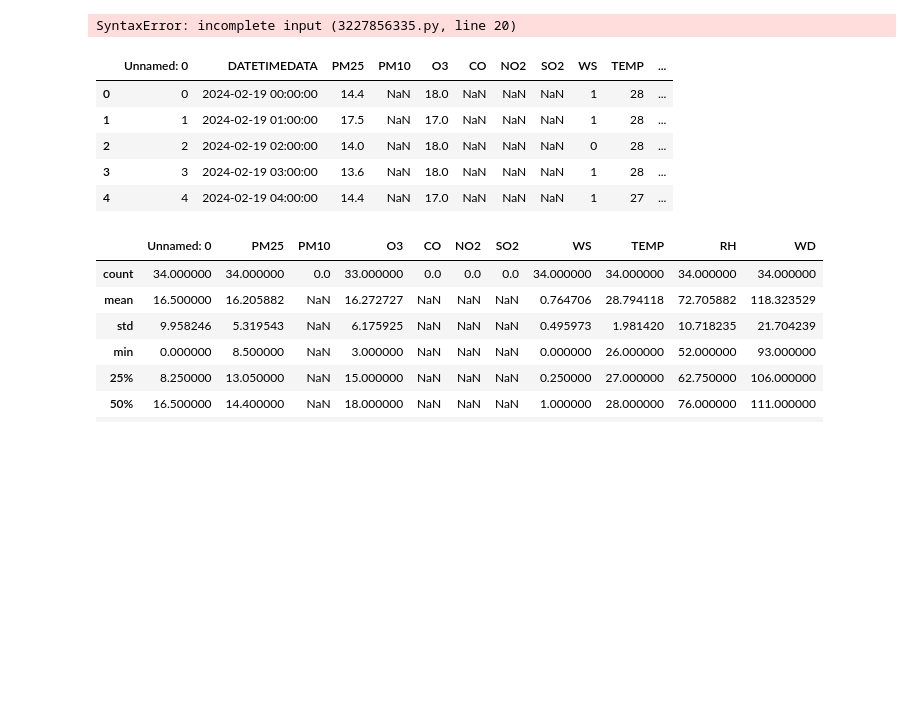
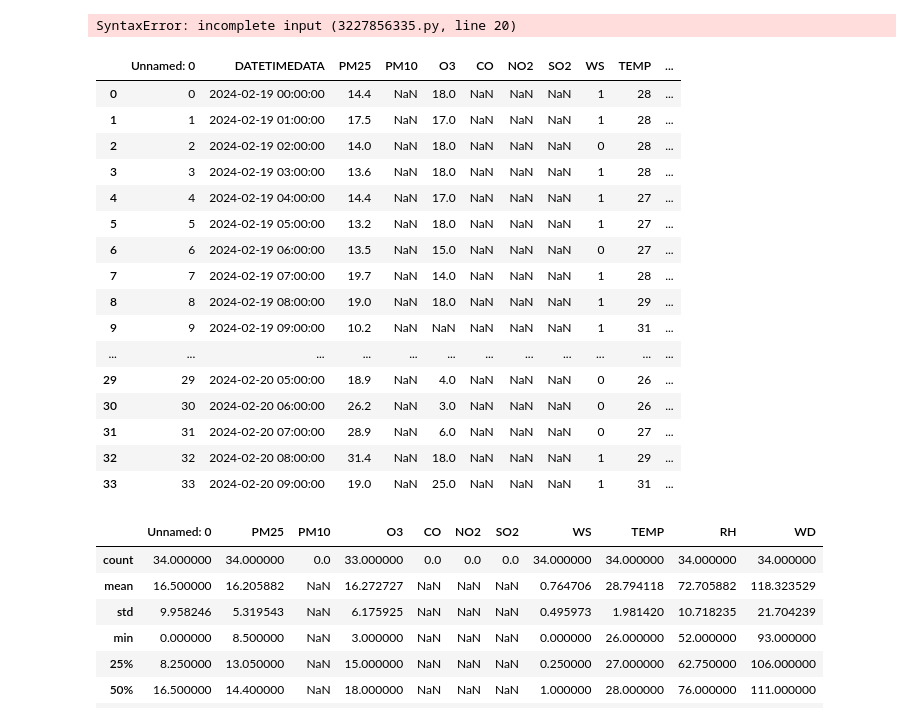
Before and after one commit to Thanathat26/Pm2.5, a Jupyter notebook: pm2.5.ipynb, the cells around one changed output. Saved outputs shown, nothing was run; the diff lists cells and outputs as text; code cells hidden in the pictures; blank space fills up the shorter version.

```diff
--- a/pm2.5.ipynb
+++ b/pm2.5.ipynb
@@ -24,14 +24,25 @@ SyntaxError: incomplete input (3227856335.py, line 20)
 # %%
 import pandas as pd
 air25_data = pd.read_csv('airbin.csv')
-air25_data.head()
+air25_data
 # %% [output]
 |  | Unnamed: 0 | DATETIMEDATA | PM25 | PM10 | O3 | CO | NO2 | SO2 | WS | TEMP | ... |
 | 0 | 0 | 2024-02-19 00:00:00 | 14.4 | NaN | 18.0 | NaN | NaN | NaN | 1 | 28 | ... |
 | 1 | 1 | 2024-02-19 01:00:00 | 17.5 | NaN | 17.0 | NaN | NaN | NaN | 1 | 28 | ... |
 | 2 | 2 | 2024-02-19 02:00:00 | 14.0 | NaN | 18.0 | NaN | NaN | NaN | 0 | 28 | ... |
 | 3 | 3 | 2024-02-19 03:00:00 | 13.6 | NaN | 18.0 | NaN | NaN | NaN | 1 | 28 | ... |
 | 4 | 4 | 2024-02-19 04:00:00 | 14.4 | NaN | 17.0 | NaN | NaN | NaN | 1 | 27 | ... |
+| 5 | 5 | 2024-02-19 05:00:00 | 13.2 | NaN | 18.0 | NaN | NaN | NaN | 1 | 27 | ... |
+| 6 | 6 | 2024-02-19 06:00:00 | 13.5 | NaN | 15.0 | NaN | NaN | NaN | 0 | 27 | ... |
+| 7 | 7 | 2024-02-19 07:00:00 | 19.7 | NaN | 14.0 | NaN | NaN | NaN | 1 | 28 | ... |
+| 8 | 8 | 2024-02-19 08:00:00 | 19.0 | NaN | 18.0 | NaN | NaN | NaN | 1 | 29 | ... |
+| 9 | 9 | 2024-02-19 09:00:00 | 10.2 | NaN | NaN | NaN | NaN | NaN | 1 | 31 | ... |
+| ... | ... | ... | ... | ... | ... | ... | ... | ... | ... | ... | ... |
+| 29 | 29 | 2024-02-20 05:00:00 | 18.9 | NaN | 4.0 | NaN | NaN | NaN | 0 | 26 | ... |
+| 30 | 30 | 2024-02-20 06:00:00 | 26.2 | NaN | 3.0 | NaN | NaN | NaN | 0 | 26 | ... |
+| 31 | 31 | 2024-02-20 07:00:00 | 28.9 | NaN | 6.0 | NaN | NaN | NaN | 0 | 27 | ... |
+| 32 | 32 | 2024-02-20 08:00:00 | 31.4 | NaN | 18.0 | NaN | NaN | NaN | 1 | 29 | ... |
+| 33 | 33 | 2024-02-20 09:00:00 | 19.0 | NaN | 25.0 | NaN | NaN | NaN | 1 | 31 | ... |
 # %%
 air25_data.describe()
 # %% [output]
```
Also changed, not shown: parts of 2 cells of this notebook.
